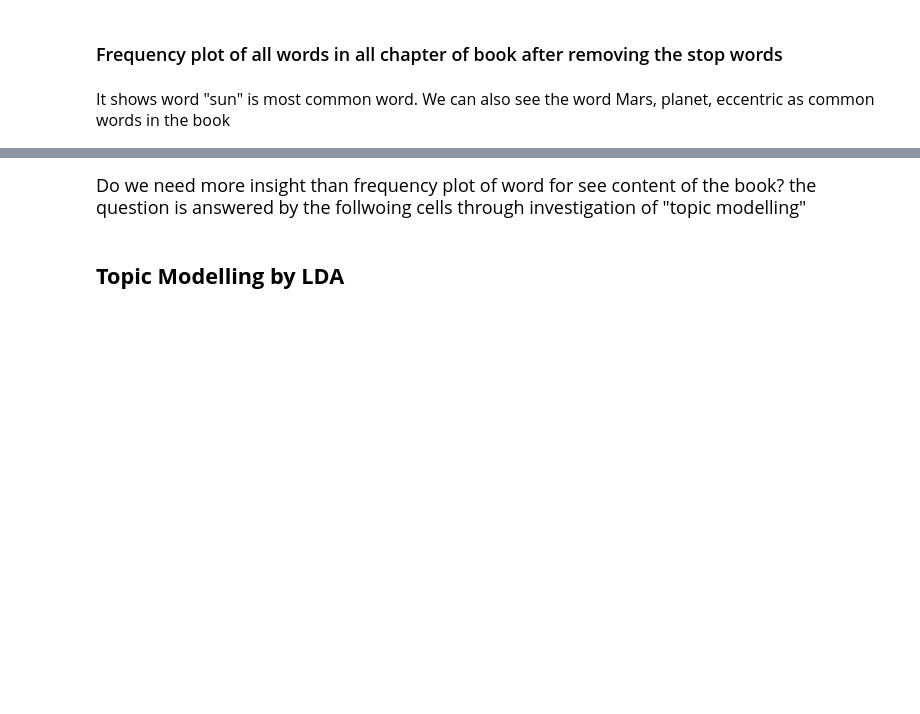
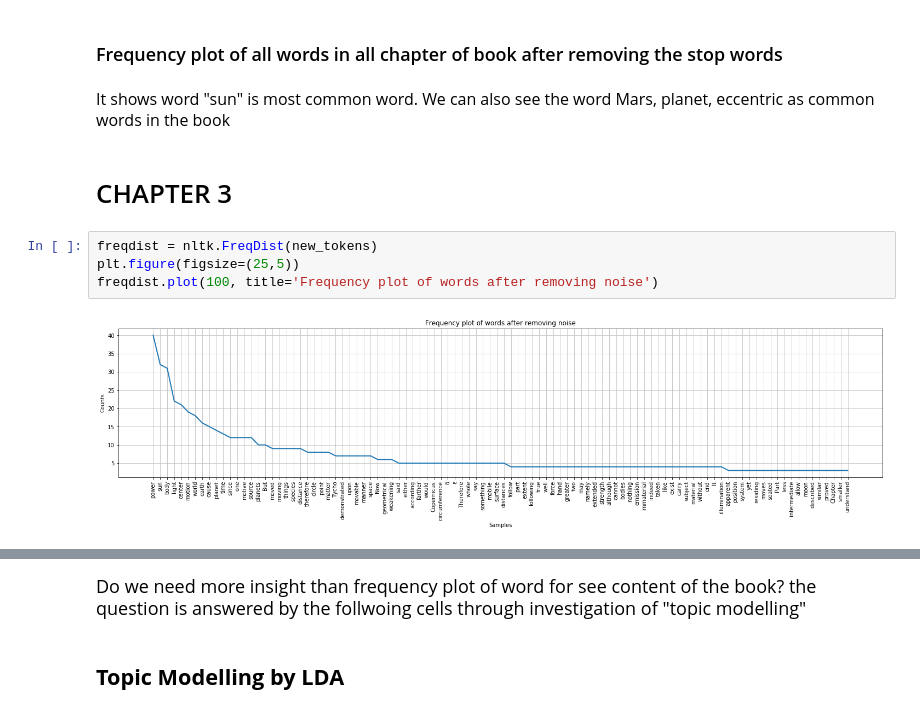
Before and after one commit to grasshoff/vorlesung2019, a Jupyter notebook: Notebooks/yeghaneh/ml/04_01_lda_topic_modelling_chapters_astronomia_nova-.ipynb, the cells around one changed output, grey strips where cells are left out. Saved outputs shown, nothing was run; the diff lists cells and outputs as text; blank space fills up the shorter version.

```diff
--- a/Notebooks/yeghaneh/ml/04_01_lda_topic_modelling_chapters_astronomia_nova-.ipynb
+++ b/Notebooks/yeghaneh/ml/04_01_lda_topic_modelling_chapters_astronomia_nova-.ipynb
@@ -229,3 +240,11 @@ for w in tokens:
 <font size="3">
 It shows word "sun" is most common word.  We can also see the word Mars, planet, eccentric as common words in the book
 <font/>
+# %% [markdown]
+# CHAPTER 3
+# %%
+freqdist = nltk.FreqDist(new_tokens)
+plt.figure(figsize=(25,5))
+freqdist.plot(100, title='Frequency plot of words after removing noise')
+# %% [output]
+[figure, added]
```
Also changed, not shown: parts of 20 cells of this notebook, 10 other files.
